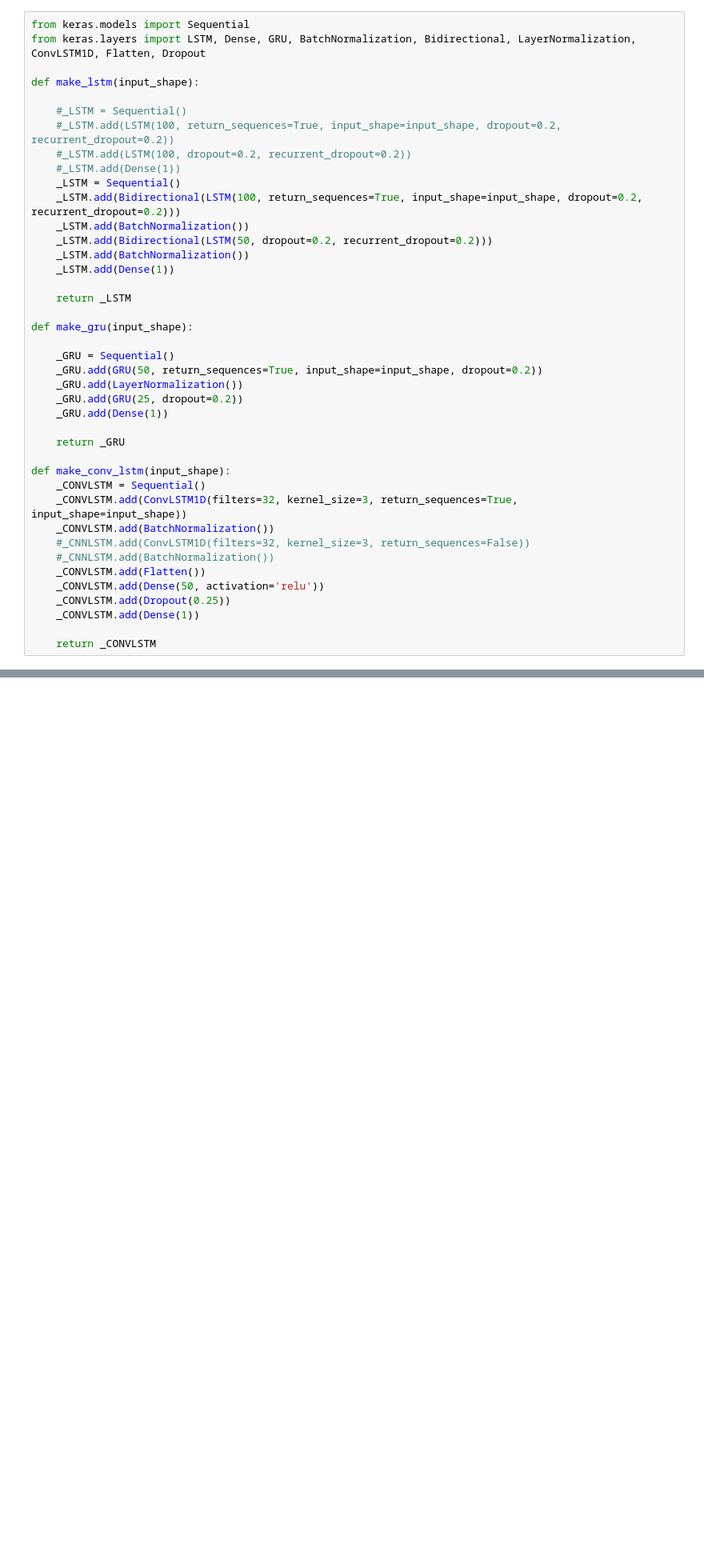
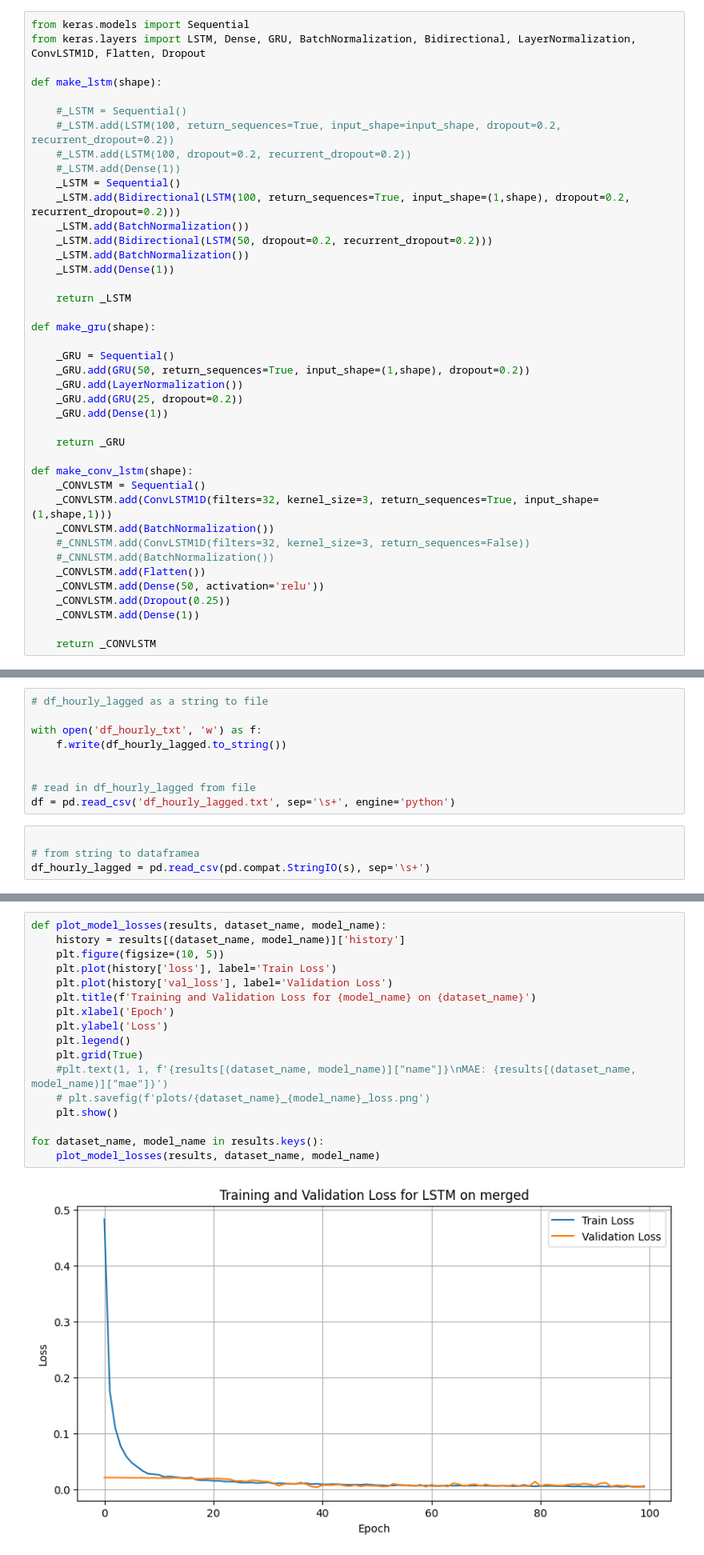
Before and after one commit to mibbels/flooding, a Jupyter notebook: data.ipynb, the cells around one changed output, grey strips where cells are left out. Shown: that part at 80% size. Drawn from its saved outputs; the diff is of its cells as text; blank space fills up the shorter version.

Commit message:
Add lagg times and CONVLSTM models

```diff
--- a/data.ipynb
+++ b/data.ipynb
@@ -233,14 +183,14 @@ df_merged.head(2)
 from keras.models import Sequential
 from keras.layers import LSTM, Dense, GRU, BatchNormalization, Bidirectional, LayerNormalization, ConvLSTM1D, Flatten, Dropout
 
-def make_lstm(input_shape):
+def make_lstm(shape):
 
     #_LSTM = Sequential()
     #_LSTM.add(LSTM(100, return_sequences=True, input_shape=input_shape, dropout=0.2, recurrent_dropout=0.2))
     #_LSTM.add(LSTM(100, dropout=0.2, recurrent_dropout=0.2))
     #_LSTM.add(Dense(1))
     _LSTM = Sequential()
-    _LSTM.add(Bidirectional(LSTM(100, return_sequences=True, input_shape=input_shape, dropout=0.2, recurrent_dropout=0.2)))
+    _LSTM.add(Bidirectional(LSTM(100, return_sequences=True, input_shape=(1,shape), dropout=0.2, recurrent_dropout=0.2)))
     _LSTM.add(BatchNormalization())
     _LSTM.add(Bidirectional(LSTM(50, dropout=0.2, recurrent_dropout=0.2)))
     _LSTM.add(BatchNormalization())
@@ -248,19 +198,19 @@ def make_lstm(input_shape):
 
     return _LSTM
 
-def make_gru(input_shape):
+def make_gru(shape):
 
     _GRU = Sequential()
-    _GRU.add(GRU(50, return_sequences=True, input_shape=input_shape, dropout=0.2))
+    _GRU.add(GRU(50, return_sequences=True, input_shape=(1,shape), dropout=0.2))
     _GRU.add(LayerNormalization())
     _GRU.add(GRU(25, dropout=0.2))
     _GRU.add(Dense(1))
 
     return _GRU
 
-def make_conv_lstm(input_shape):
+def make_conv_lstm(shape):
     _CONVLSTM = Sequential()
-    _CONVLSTM.add(ConvLSTM1D(filters=32, kernel_size=3, return_sequences=True, input_shape=input_shape))
+    _CONVLSTM.add(ConvLSTM1D(filters=32, kernel_size=3, return_sequences=True, input_shape=(1,shape,1)))
     _CONVLSTM.add(BatchNormalization())
     #_CNNLSTM.add(ConvLSTM1D(filters=32, kernel_size=3, return_sequences=False))
     #_CNNLSTM.add(BatchNormalization())
@@ -358,0 +252,13 @@ plt.show()
+# %%
+# df_hourly_lagged as a string to file
+
+with open('df_hourly_txt', 'w') as f:
+    f.write(df_hourly_lagged.to_string())
+
+
+# read in df_hourly_lagged from file
+df = pd.read_csv('df_hourly_lagged.txt', sep='\s+', engine='python')
+# %%
+
+# from string to dataframea
+df_hourly_lagged = pd.read_csv(pd.compat.StringIO(s), sep='\s+')
@@ -358,0 +383,19 @@ plt.show()
+# %%
+def plot_model_losses(results, dataset_name, model_name):
+    history = results[(dataset_name, model_name)]['history']
+    plt.figure(figsize=(10, 5))
+    plt.plot(history['loss'], label='Train Loss')
+    plt.plot(history['val_loss'], label='Validation Loss')
+    plt.title(f'Training and Validation Loss for {model_name} on {dataset_name}')
+    plt.xlabel('Epoch')
+    plt.ylabel('Loss')
+    plt.legend()
+    plt.grid(True)
+    #plt.text(1, 1, f'{results[(dataset_name, model_name)]["name"]}\nMAE: {results[(dataset_name, model_name)]["mae"]}')
+    # plt.savefig(f'plots/{dataset_name}_{model_name}_loss.png')
+    plt.show()
+
+for dataset_name, model_name in results.keys():
+    plot_model_losses(results, dataset_name, model_name)
+# %% [output]
+[figure, added]
```
Also changed, not shown: parts of 18 cells of this notebook.
